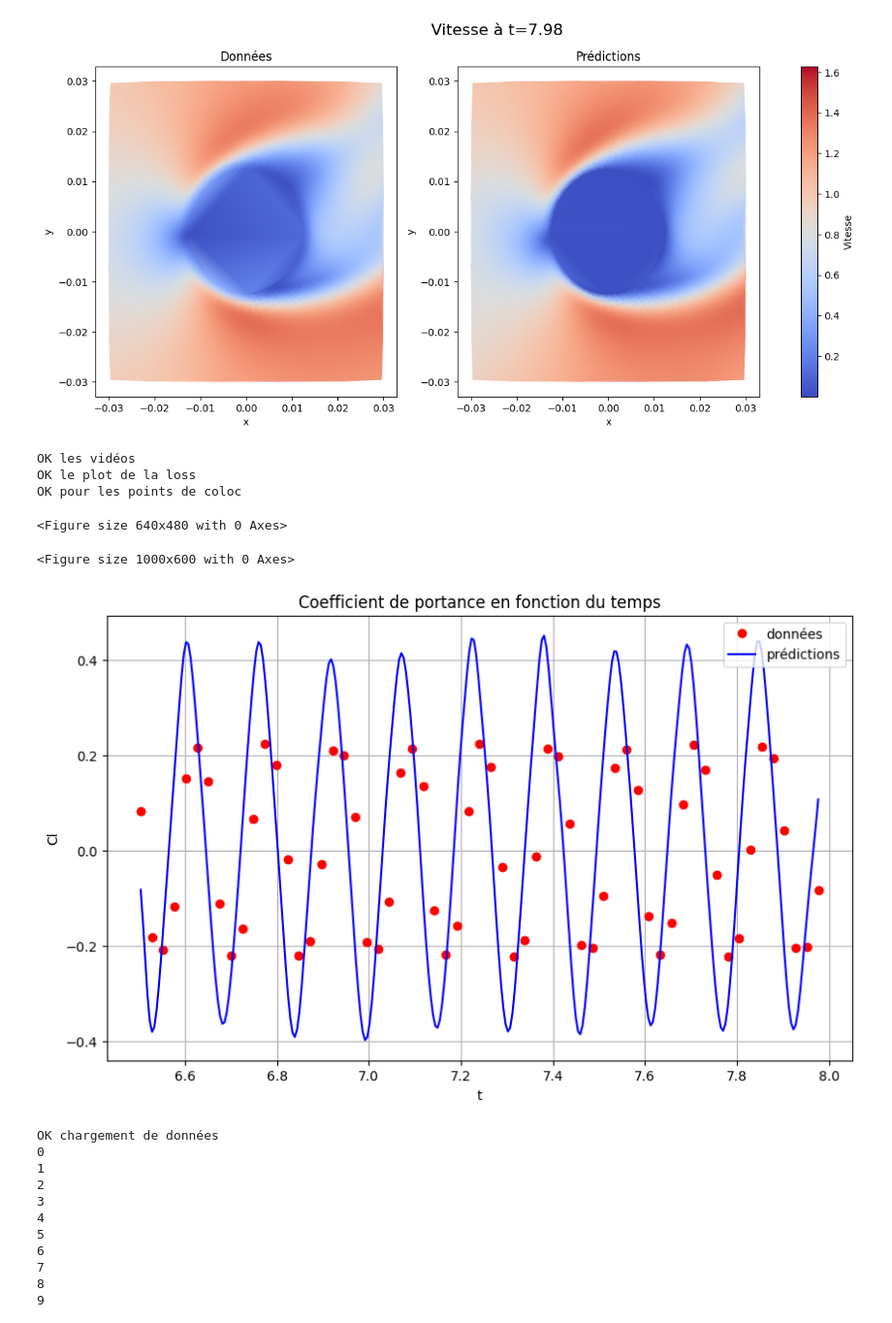
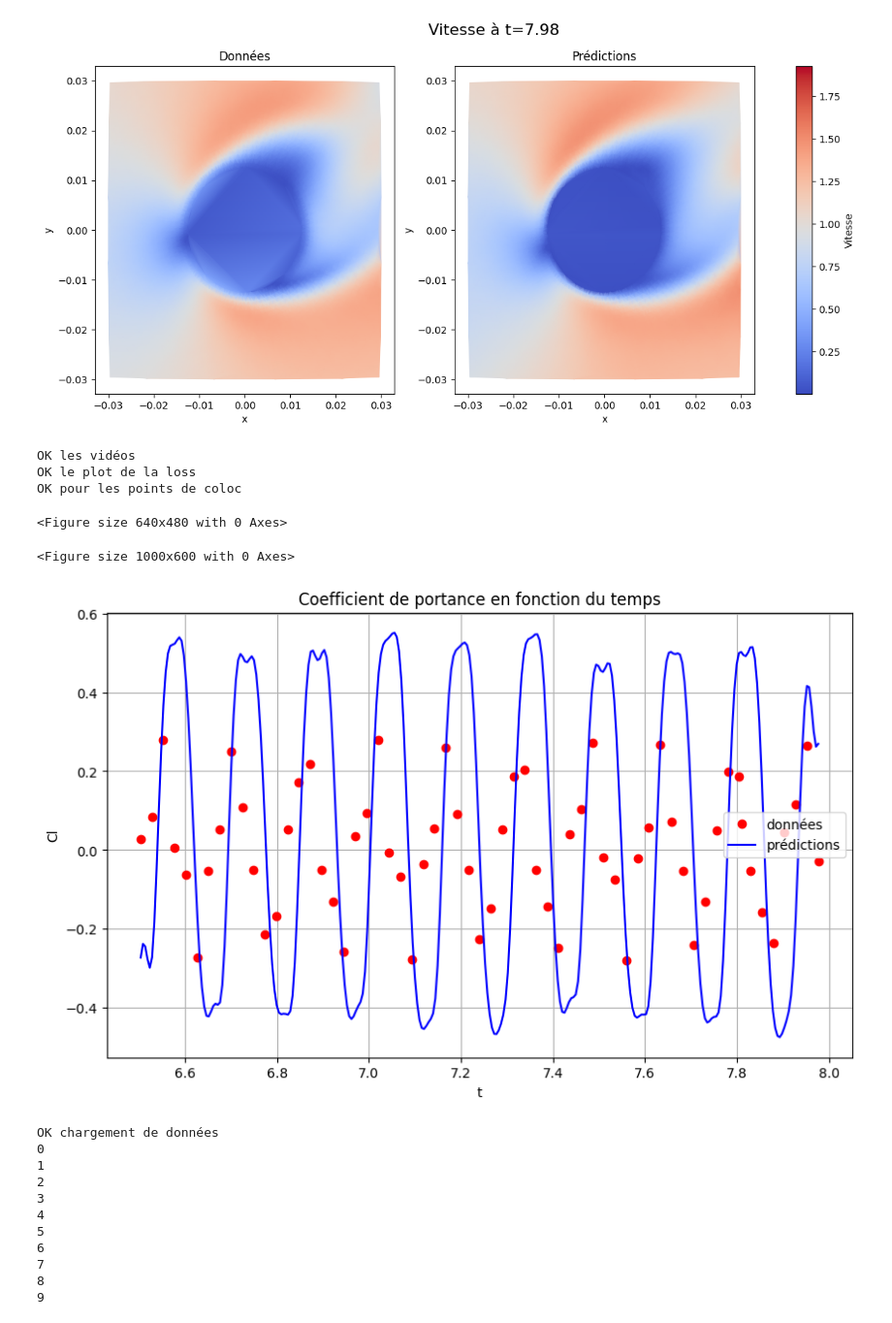
Before and after one commit to hpavy/23_moving_border, a Jupyter notebook: results.ipynb, the cells around one changed output. Shown at 97% size. Drawn from its saved outputs; the diff is of its cells as text; code cells hidden in the pictures.

```diff
--- a/results.ipynb
+++ b/results.ipynb
@@ -7,7 +7,7 @@ param_adim = {
     'rho': 1.2
 }
 # %%
-plot_results(file_name="6_model_1_case_1_zoom", epoch="epoch1100", param_adim=param_adim)
+plot_results(file_name="9_model_3_case_1_zoom_weights_modified", epoch="epoch900", param_adim=param_adim)
 # %% [output]
 OK chargement de données
 0
@@ -30,27 +30,27 @@ OK chargement de données
 0
 1
 2
 3
 4
 5
 6
 7
 8
 9
 10
 11
 ... (45 lines left out)
 57
 58
 59
 60
-[figure, old version]
+[figure, new version]
 OK les vidéos
 OK le plot de la loss
 OK pour les points de coloc
 <Figure size 640x480 with 0 Axes>
 <Figure size 1000x600 with 0 Axes>
-[figure, old version]
+[figure, new version]
 # %%
 plot_results(file_name="5_model_3_case_1_zoom", epoch="epoch950", param_adim=param_adim)
 # %% [output]
```
Also changed, not shown: parts of 1 cell of this notebook, 58 other files.
